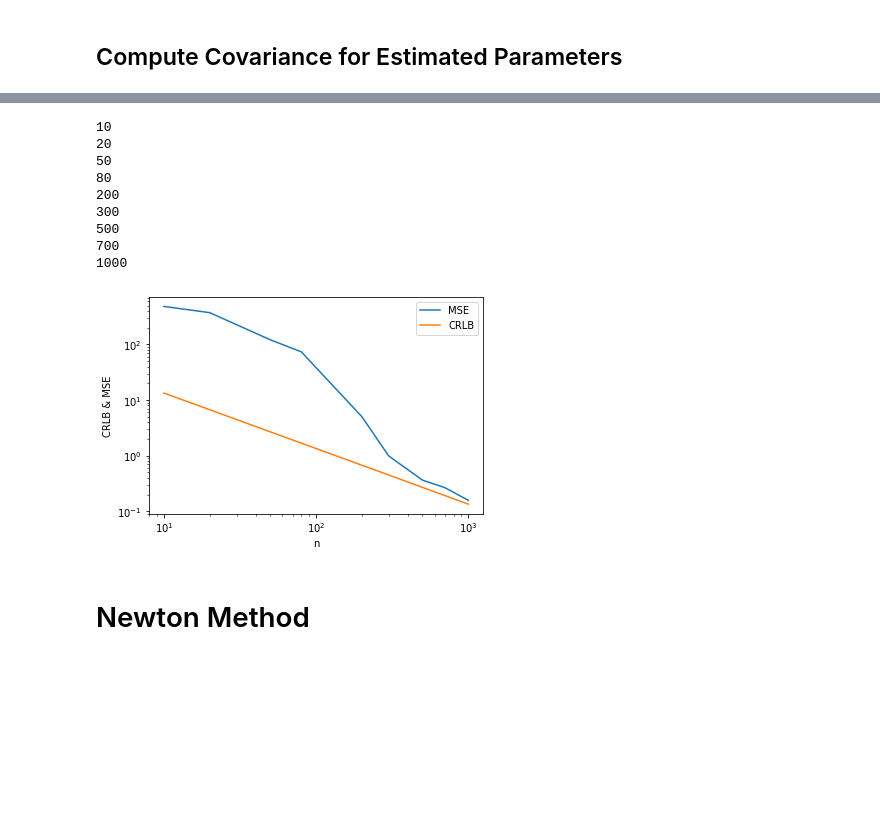
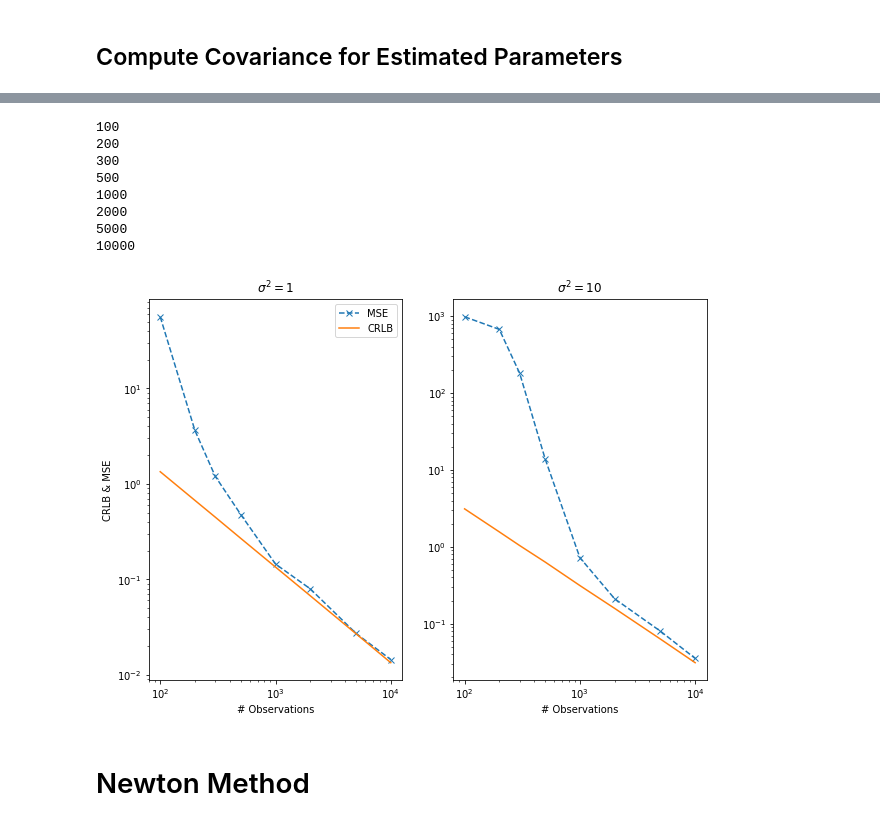
Before and after one commit to lucbouchard1/ece565-project, a Jupyter notebook: code/backtracking.ipynb, the cells around one changed output, grey strips where cells are left out. Cells and saved outputs as stored; diff of their text form; code cells hidden in the pictures; blank space fills up the shorter version.

```diff
--- a/code/backtracking.ipynb
+++ b/code/backtracking.ipynb
@@ -174,32 +170,44 @@ plt.legend();
 # %%
 X_variance = 1
-ns = [10, 20, 50, 80, 200, 300, 500, 700, 1000]
-mses = []
-crlbs = []
+ns = [100, 200, 300, 500, 1000, 2000, 5000, 10000]
+mses1 = []
+crlbs1 = []
 for n in ns:
     print(n, flush=True)
-    m, c = run_monte_carlo(n, X_variance, max_iter=100)
-    mses.append(m)
-    crlbs.append(c)
-
-plt.plot(ns, mses, label="MSE")
-plt.plot(ns, crlbs, label="CRLB")
-plt.ylabel("CRLB & MSE")
-plt.xlabel("n")
-plt.xscale('log')
-plt.yscale('log')
-plt.legend();
+    m, c = run_monte_carlo(n, X_variance, max_iter=1000)
+    mses1.append(m)
+    crlbs1.append(c)
 # %% [output]
-10
-20
-50
-80
+100
 200
 300
 500
-700
 1000
+2000
+5000
+10000
-[figure, removed]
+# %%
+_, (l, r) = plt.subplots(1, 2, figsize=(10,7))
+
+l.plot(ns, mses1, 'x--', label="MSE")
+l.plot(ns, crlbs1, label="CRLB")
+l.set_title("$\sigma^2 = 1$")
+l.set_xlabel("# Observations")
+l.set_ylabel("CRLB & MSE")
+l.legend()
+l.set_xscale('log')
+l.set_yscale('log')
+
+r.plot(ns, mses10, 'x--', label="MSE")
+r.plot(ns, crlbs10, label="CRLB")
+r.set_title("$\sigma^2 = 10$")
+r.set_xlabel("# Observations")
+r.set_xscale('log')
+r.set_yscale('log')
+
+plt.savefig("gd_mse.png")
+# %% [output]
+[figure, added]
 # %% [markdown]
 # Newton Method
 # %%
```
Also changed, not shown: parts of 10 cells of this notebook, 5 other files.
